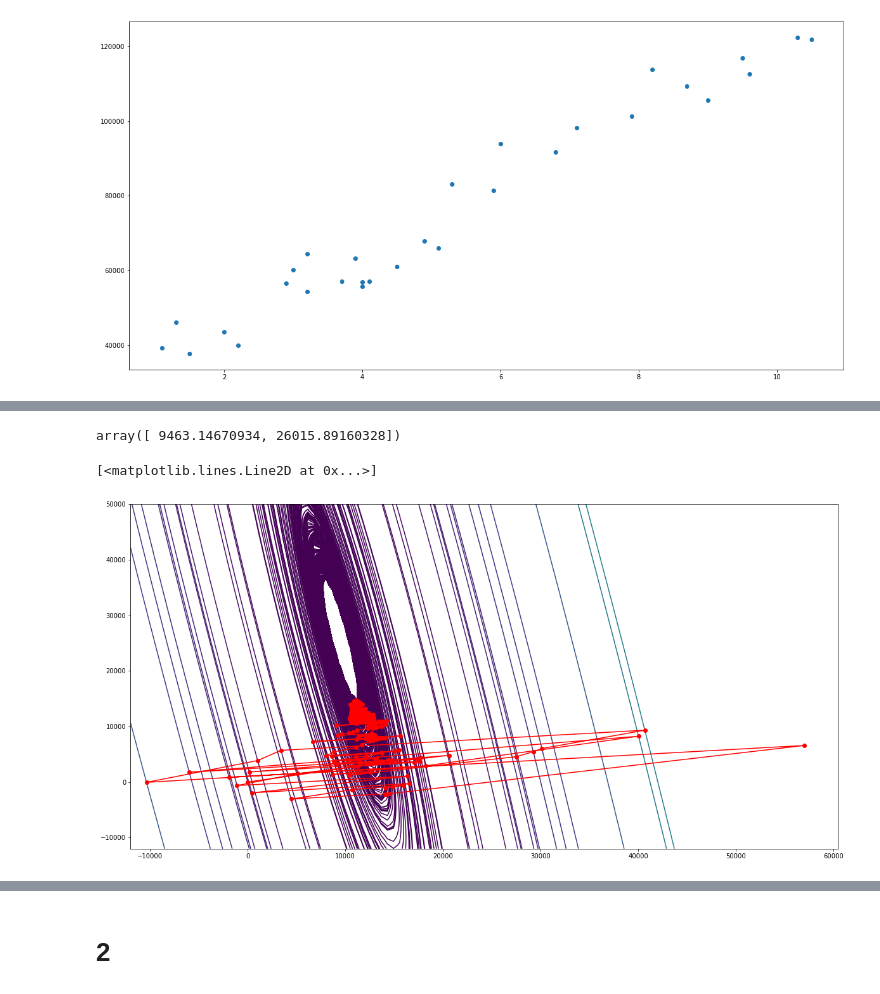
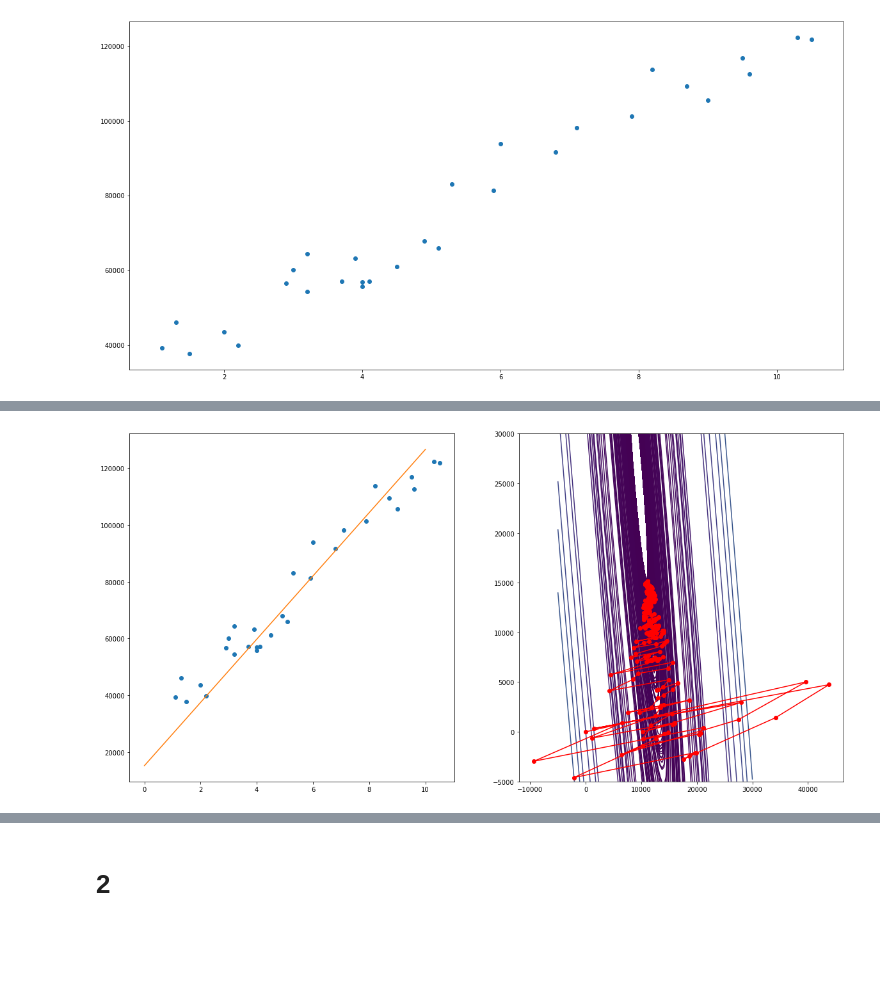
Before and after one commit to dzahbarov/opt-methods, a Jupyter notebook: lab2/lab2.ipynb, the cells around one changed output, grey strips where cells are left out. Cells and saved outputs as stored; diff of their text form; code cells hidden in the pictures; blank space fills up the shorter version.

```diff
--- a/lab2/lab2.ipynb
+++ b/lab2/lab2.ipynb
@@ -120,15 +120,8 @@ plt.plot(x, hui[0] * x + hui[1])
-# %%
-hui
-# %% [output]
-array([ 9463.14670934, 26015.89160328])
-# %%
-t = np.linspace(-12000, 50000, 100)
-X = np.meshgrid(t, t)
-plt.contour(X[0], X[1], f(X), levels=sorted([f(p) for p in points] + list(np.linspace(-1, 1, 100))))
-plt.plot(points[:, 0], points[:, 1], 'o-', color='red')
-# %% [output]
-[<matplotlib.lines.Line2D at 0x...>]
-[figure, removed]
+# %%
+points = sgd(f, 0.025, start=[1, 1], epoch=1000)
+draw_row(points)
+# %% [output]
+[figure, added]
 # %%
 import random
 
```
Also changed, not shown: parts of 34 cells of this notebook.
